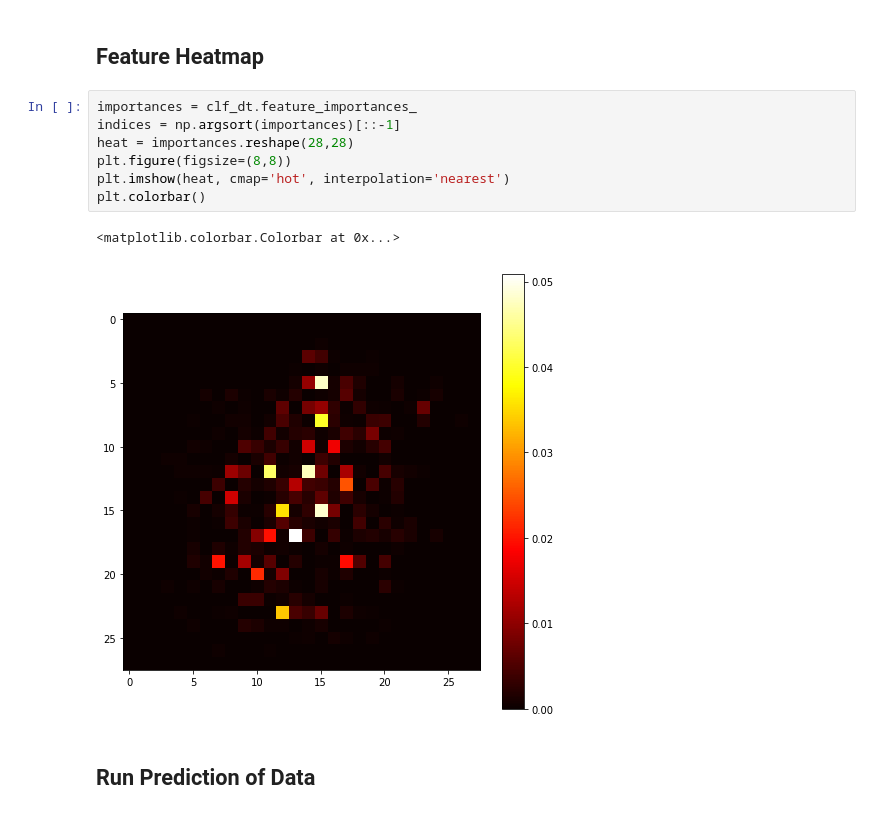
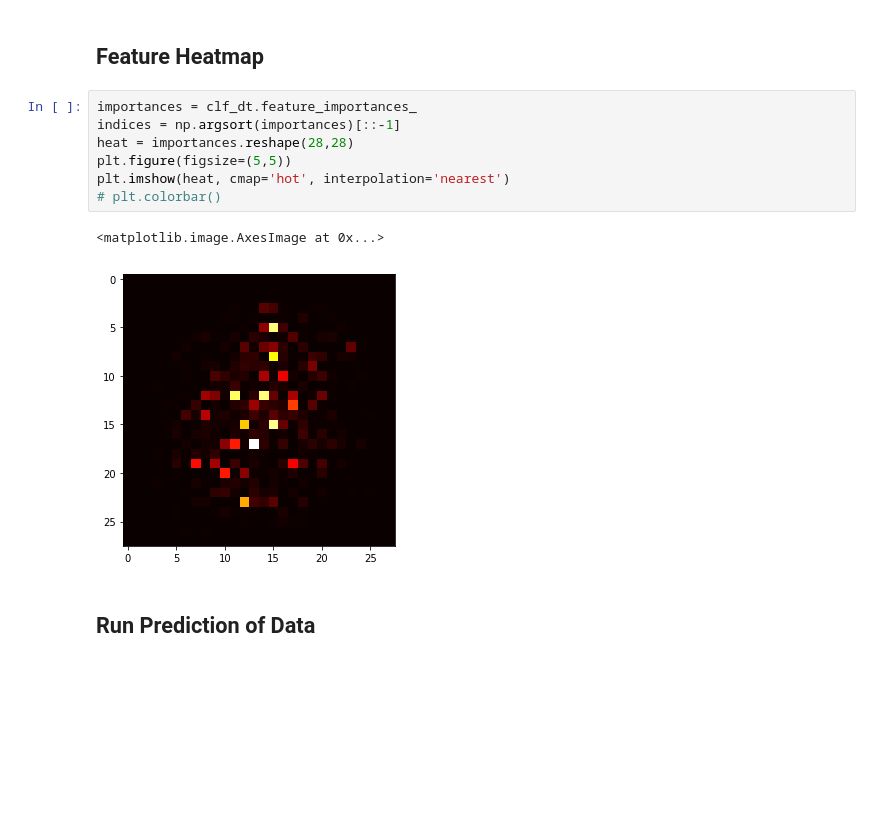
Before and after one commit to diggerdata/MNIST_TSN, a Jupyter notebook: Decision Tree.ipynb, the cells around one changed output. Cells and saved outputs as stored; diff of their text form; blank space fills up the shorter version.

```diff
--- a/Decision Tree.ipynb
+++ b/Decision Tree.ipynb
@@ -76,13 +77,13 @@ Time elapsed: 0.49s
 # %%
 importances = clf_dt.feature_importances_
 indices = np.argsort(importances)[::-1]
 heat = importances.reshape(28,28)
-plt.figure(figsize=(8,8))
+plt.figure(figsize=(5,5))
 plt.imshow(heat, cmap='hot', interpolation='nearest')
-plt.colorbar()
+# plt.colorbar()
 # %% [output]
-<matplotlib.colorbar.Colorbar at 0x...>
+<matplotlib.image.AxesImage at 0x...>
-[figure, old version]
+[figure, new version]
 # %% [markdown]
 ## Run Prediction of Data
 # %%
```
Also changed, not shown: parts of 5 cells of this notebook, 6 other files.
